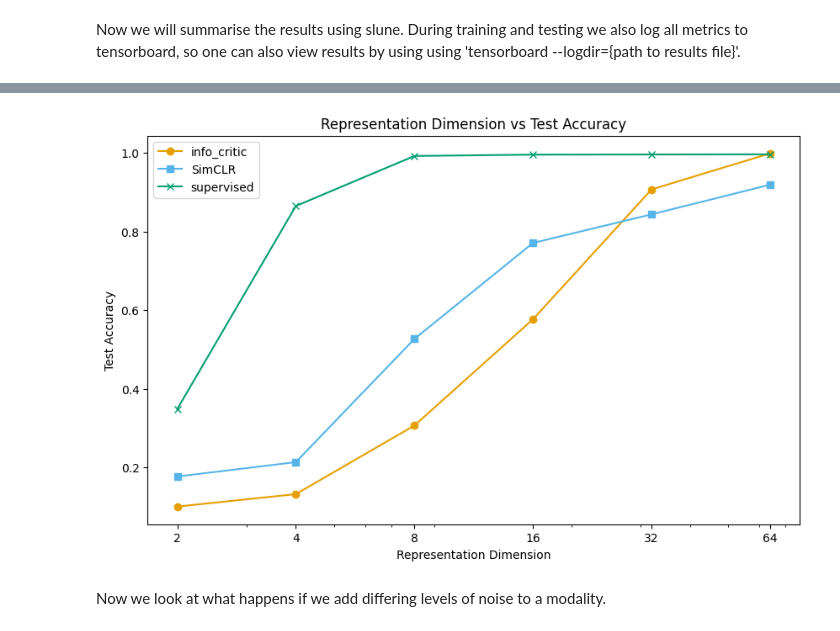
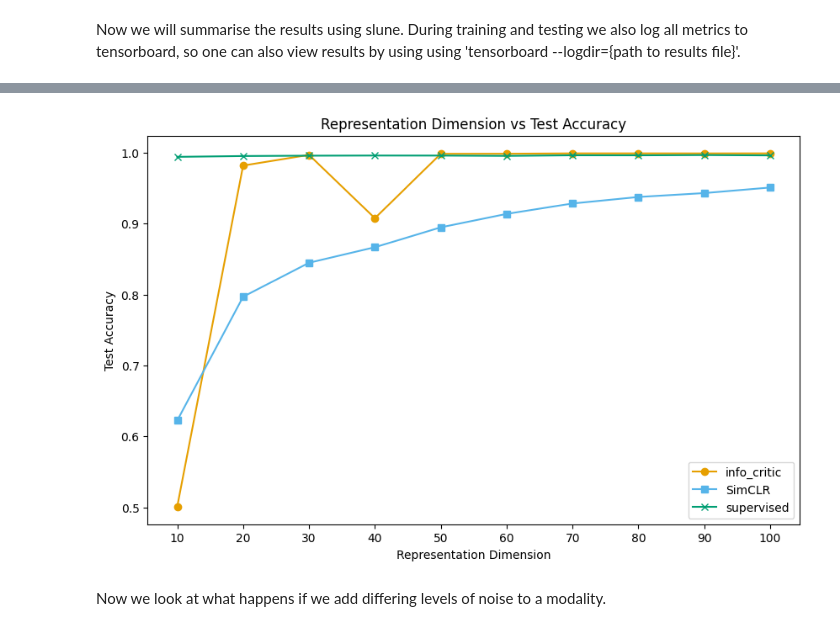
Before and after one commit to h-0-0/info_rank, a Jupyter notebook: notebooks/written_spoken.ipynb, the cells around one changed output, grey strips where cells are left out. Drawn from its saved outputs; the diff is of its cells as text; code cells hidden in the pictures.

```diff
--- a/notebooks/written_spoken.ipynb
+++ b/notebooks/written_spoken.ipynb
@@ -157,26 +157,38 @@ modality_latex_table = modality_df.to_latex(
 csv_saver = get_csv_saver(params = None, root_dir = '../results')
 
 comparing_dim = [
-    {'benchmark': 'written_spoken_digits', 'model': 'FusionModel', 'est': 'info_critic', 'output_dim': 64},
-    {'benchmark': 'written_spoken_digits', 'model': 'FusionModel', 'est': 'info_critic', 'output_dim': 32},
-    {'benchmark': 'written_spoken_digits', 'model': 'FusionModel', 'est': 'info_critic', 'output_dim': 16},
-    {'benchmark': 'written_spoken_digits', 'model': 'FusionModel', 'est': 'info_critic', 'output_dim': 8},
-    {'benchmark': 'written_spoken_digits', 'model': 'FusionModel', 'est': 'info_critic', 'output_dim': 4},
-    {'benchmark': 'written_spoken_digits', 'model': 'FusionModel', 'est': 'info_critic', 'output_dim': 2},
+    {'benchmark': 'written_spoken_digits', 'model': 'FusionModel', 'est': 'info_critic', 'output_dim': 100},
+    {'benchmark': 'written_spoken_digits', 'model': 'FusionModel', 'est': 'info_critic', 'output_dim': 90},
+    {'benchmark': 'written_spoken_digits', 'model': 'FusionModel', 'est': 'info_critic', 'output_dim': 80},
+    {'benchmark': 'written_spoken_digits', 'model': 'FusionModel', 'est': 'info_critic', 'output_dim': 70},
+    {'benchmark': 'written_spoken_digits', 'model': 'FusionModel', 'est': 'info_critic', 'output_dim': 60},
+    {'benchmark': 'written_spoken_digits', 'model': 'FusionModel', 'est': 'info_critic', 'output_dim': 50},
+    {'benchmark': 'written_spoken_digits', 'model': 'FusionModel', 'est': 'info_critic', 'output_dim': 40},
+    {'benchmark': 'written_spoken_digits', 'model': 'FusionModel', 'est': 'info_critic', 'output_dim': 30},
+    {'benchmark': 'written_spoken_digits', 'model': 'FusionModel', 'est': 'info_critic', 'output_dim': 20},
+    {'benchmark': 'written_spoken_digits', 'model': 'FusionModel', 'est': 'info_critic', 'output_dim': 10},
 
-    {'benchmark': 'written_spoken_digits', 'model': 'FusionModel', 'est' : 'SimCLR', 'output_dim': 64},
-    {'benchmark': 'written_spoken_digits', 'model': 'FusionModel', 'est' : 'SimCLR', 'output_dim': 32},
-    {'benchmark': 'written_spoken_digits', 'model': 'FusionModel', 'est' : 'SimCLR', 'output_dim': 16},
-    {'benchmark': 'written_spoken_digits', 'model': 'FusionModel', 'est' : 'SimCLR', 'output_dim': 8},
-    {'benchmark': 'written_spoken_digits', 'model': 'FusionModel', 'est' : 'SimCLR', 'output_dim': 4},
-    {'benchmark': 'written_spoken_digits', 'model': 'FusionModel', 'est' : 'SimCLR', 'output_dim': 2},
+    {'benchmark': 'written_spoken_digits', 'model': 'FusionModel', 'est' : 'SimCLR', 'output_dim':  100},
+    {'benchmark': 'written_spoken_digits', 'model': 'FusionModel', 'est' : 'SimCLR', 'output_dim':  90},
+    {'benchmark': 'written_spoken_digits', 'model': 'FusionModel', 'est' : 'SimCLR', 'output_dim':  80},
+    {'benchmark': 'written_spoken_digits', 'model': 'FusionModel', 'est' : 'SimCLR', 'output_dim':  70},
+    {'benchmark': 'written_spoken_digits', 'model': 'FusionModel', 'est' : 'SimCLR', 'output_dim':  60},
+    {'benchmark': 'written_spoken_digits', 'model': 'FusionModel', 'est' : 'SimCLR', 'output_dim':  50},
+    {'benchmark': 'written_spoken_digits', 'model': 'FusionModel', 'est' : 'SimCLR', 'output_dim':  40},
+    {'benchmark': 'written_spoken_digits', 'model': 'FusionModel', 'est' : 'SimCLR', 'output_dim':  30},
+    {'benchmark': 'written_spoken_digits', 'model': 'FusionModel', 'est' : 'SimCLR', 'output_dim':  20},
+    {'benchmark': 'written_spoken_digits', 'model': 'FusionModel', 'est' : 'SimCLR', 'output_dim':  10},
 
-    {'benchmark': 'written_spoken_digits', 'model': 'FusionModel', 'est': 'supervised', 'output_dim': 64},
-    {'benchmark': 'written_spoken_digits', 'model': 'FusionModel', 'est': 'supervised', 'output_dim': 32},
-    {'benchmark': 'written_spoken_digits', 'model': 'FusionModel', 'est': 'supervised', 'output_dim': 16},
-    {'benchmark': 'written_spoken_digits', 'model': 'FusionModel', 'est': 'supervised', 'output_dim': 8},
-    {'benchmark': 'written_spoken_digits', 'model': 'FusionModel', 'est': 'supervised', 'output_dim': 4},
-    {'benchmark': 'written_spoken_digits', 'model': 'FusionModel', 'est': 'supervised', 'output_dim': 2},
+    {'benchmark': 'written_spoken_digits', 'model': 'FusionModel', 'est': 'supervised', 'output_dim': 100},
+    {'benchmark': 'written_spoken_digits', 'model': 'FusionModel', 'est': 'supervised', 'output_dim': 90},
+    {'benchmark': 'written_spoken_digits', 'model': 'FusionModel', 'est': 'supervised', 'output_dim': 80},
+    {'benchmark': 'written_spoken_digits', 'model': 'FusionModel', 'est': 'supervised', 'output_dim': 70},
+    {'benchmark': 'written_spoken_digits', 'model': 'FusionModel', 'est': 'supervised', 'output_dim': 60},
+    {'benchmark': 'written_spoken_digits', 'model': 'FusionModel', 'est': 'supervised', 'output_dim': 50},
+    {'benchmark': 'written_spoken_digits', 'model': 'FusionModel', 'est': 'supervised', 'output_dim': 40},
+    {'benchmark': 'written_spoken_digits', 'model': 'FusionModel', 'est': 'supervised', 'output_dim': 30},
+    {'benchmark': 'written_spoken_digits', 'model': 'FusionModel', 'est': 'supervised', 'output_dim': 20},
+    {'benchmark': 'written_spoken_digits', 'model': 'FusionModel', 'est': 'supervised', 'output_dim': 10},
 ]
 
 dim_results = []
@@ -209,7 +221,7 @@ for i, est in enumerate(dim_df['estimator'].unique()):
 ax.set_xlabel('Representation Dimension')
 ax.set_ylabel('Test Accuracy')
 ax.set_title('Representation Dimension vs Test Accuracy')
-ax.set_xscale('log')
+# ax.set_xscale('log')
 ax.set_xticks(dim_df['output_dim'].unique())
 ax.get_xaxis().set_major_formatter(matplotlib.ticker.ScalarFormatter())
 ax.legend()
@@ -235,4 +247,4 @@ plt.show()
-[figure, old version]
+[figure, new version]
 # %% [markdown]
 Now we look at what happens if we add differing levels of noise to a modality.
 # %%
```
Also changed, not shown: parts of 7 cells of this notebook.
